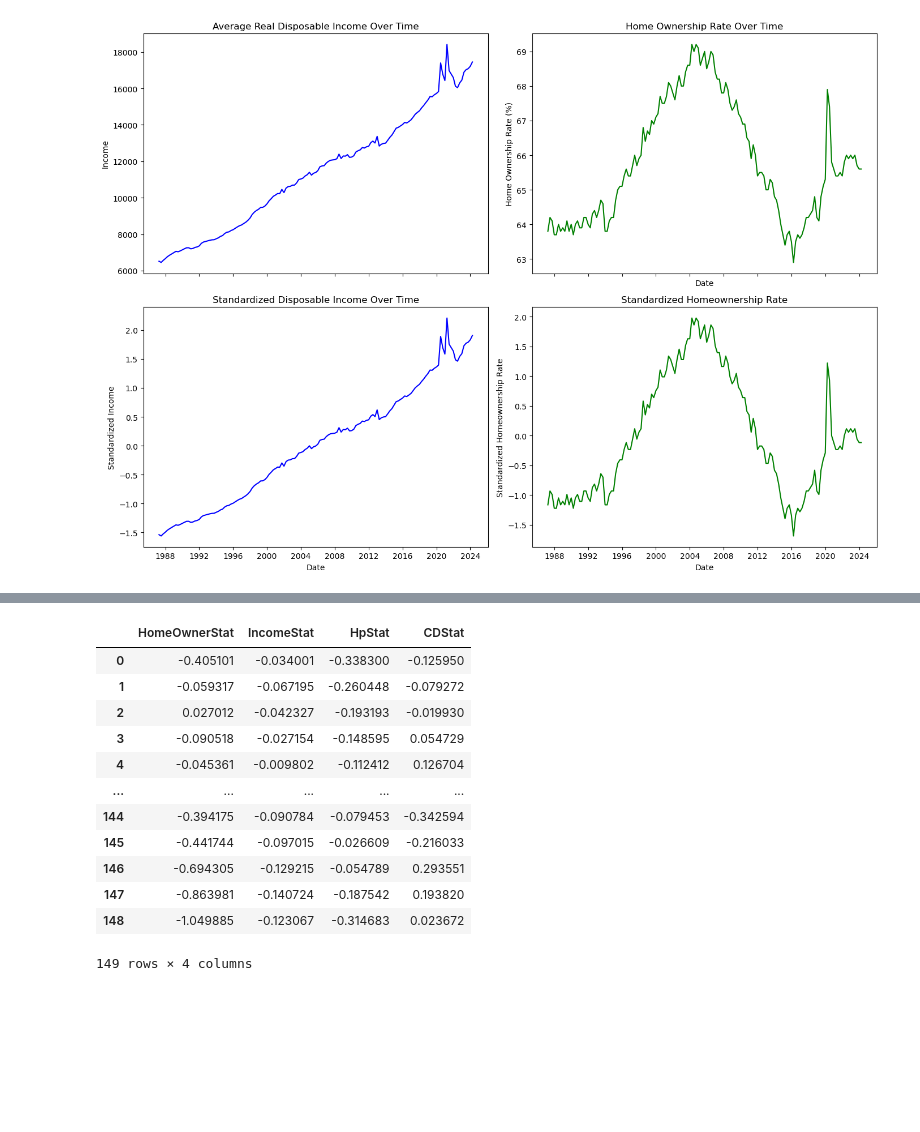
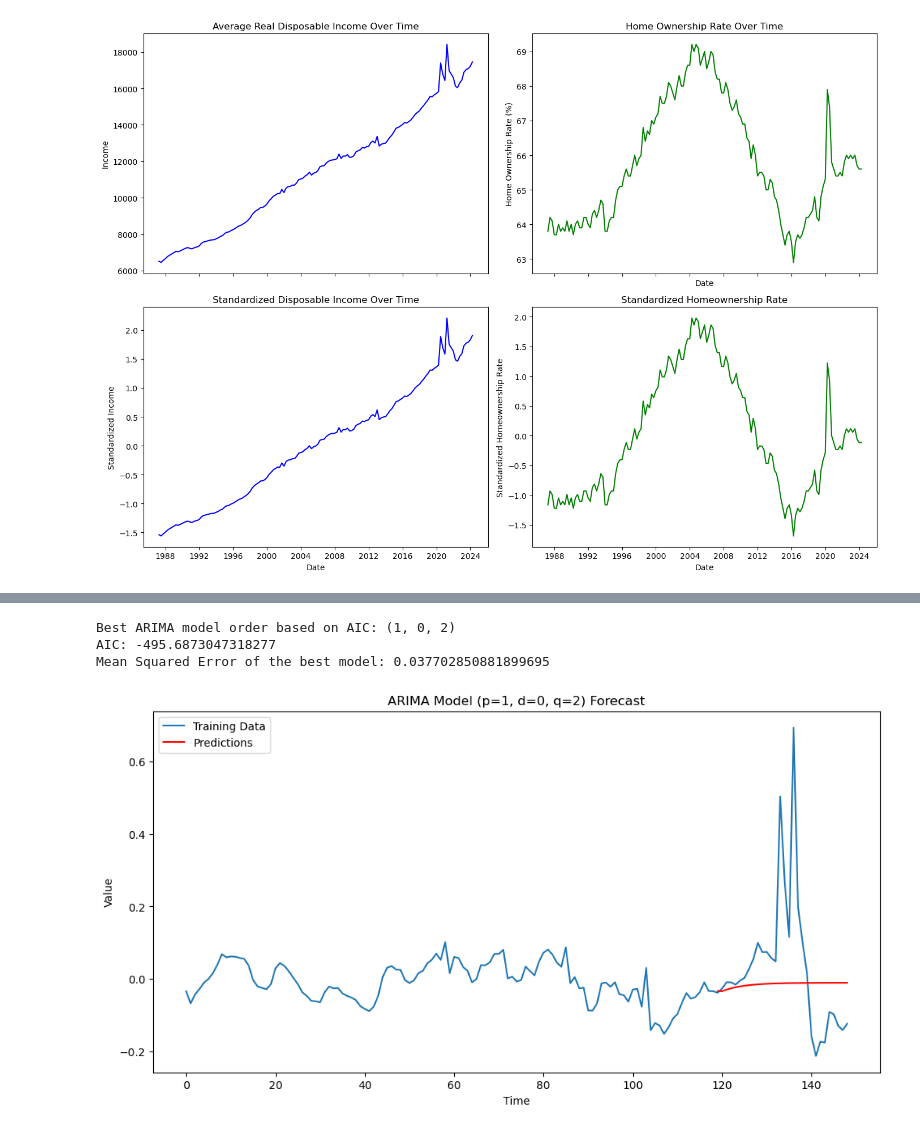
Before and after one commit to KevKoppa/TSA-Final-Project, a Jupyter notebook: notebook.ipynb, the cells around one changed output, grey strips where cells are left out. Drawn from its saved outputs; the diff is of its cells as text; code cells hidden in the pictures; blank space fills up the shorter version.

```diff
--- a/notebook.ipynb
+++ b/notebook.ipynb
@@ -155,16 +152,64 @@ Residuals are stationary (reject null hypothesis).
-# %%
-stationary_data
-# %% [output]
-|  | HomeOwnerStat | IncomeStat | HpStat | CDStat |
-| 0 | -0.405101 | -0.034001 | -0.338300 | -0.125950 |
-| 1 | -0.059317 | -0.067195 | -0.260448 | -0.079272 |
-| 2 | 0.027012 | -0.042327 | -0.193193 | -0.019930 |
-| 3 | -0.090518 | -0.027154 | -0.148595 | 0.054729 |
-| 4 | -0.045361 | -0.009802 | -0.112412 | 0.126704 |
-| ... | ... | ... | ... | ... |
-| 144 | -0.394175 | -0.090784 | -0.079453 | -0.342594 |
-| 145 | -0.441744 | -0.097015 | -0.026609 | -0.216033 |
-| 146 | -0.694305 | -0.129215 | -0.054789 | 0.293551 |
-| 147 | -0.863981 | -0.140724 | -0.187542 | 0.193820 |
-| 148 | -1.049885 | -0.123067 | -0.314683 | 0.023672 |
-149 rows × 4 columns
+# %%
+from statsmodels.tsa.arima.model import ARIMA
+from itertools import product
+import numpy as np
+
+# Assuming `data_series` is your time series data
+data_series = stationary_data['IncomeStat']
+data_series = np.array(data_series)
+
+# Split the data into training and testing
+train_size = int(len(data_series) * 0.8)
+train, test = data_series[:train_size], data_series[train_size:]
+
+# Hyperparameter grid for (p, d, q) combinations
+p_values = range(0, 4)  # 0 to 3
+d_values = range(0, 3)  # 0 to 2 (often d = 0, 1, or 2)
+q_values = range(0, 4)  # 0 to 3
+
+best_aic = np.inf
+best_order = None
+
+# Loop over all combinations of p, d, q
+for p, d, q in product(p_values, d_values, q_values):
+    try:
+        model = ARIMA(train, order=(p, d, q))
+        results = model.fit()
+        aic = results.aic
+        if aic < best_aic:
+            best_aic = aic
+            best_order = (p, d, q)
+    except:
+        continue
+
+print(f"Best ARIMA model order based on AIC: {best_order}")
+print(f"AIC: {best_aic}")
+
+# Train the best model
+best_model = ARIMA(train, order=best_order)
+best_results = best_model.fit()
+
+# Forecast on the test set
+predictions = best_results.forecast(len(test))
+
+# Evaluate model
+from sklearn.metrics import mean_squared_error
+mse = mean_squared_error(test, predictions)
+print(f"Mean Squared Error of the best model: {mse}")
+
+# Plotting
+import matplotlib.pyplot as plt
+
+plt.figure(figsize=(12, 6))
+plt.plot(data_series, label='Training Data')
+plt.plot(np.arange(train_size, len(data_series)), predictions, label='Predictions', color='red')
+plt.title(f"ARIMA Model (p={best_order[0]}, d={best_order[1]}, q={best_order[2]}) Forecast")
+plt.xlabel("Time")
+plt.ylabel("Value")
+plt.legend()
+plt.show()
+# %% [output]
+Best ARIMA model order based on AIC: (1, 0, 2)
+AIC: -495.6873047318277
+Mean Squared Error of the best model: 0.037702850881899695
+[figure, added]
```
Also changed, not shown: parts of 8 cells of this notebook.
